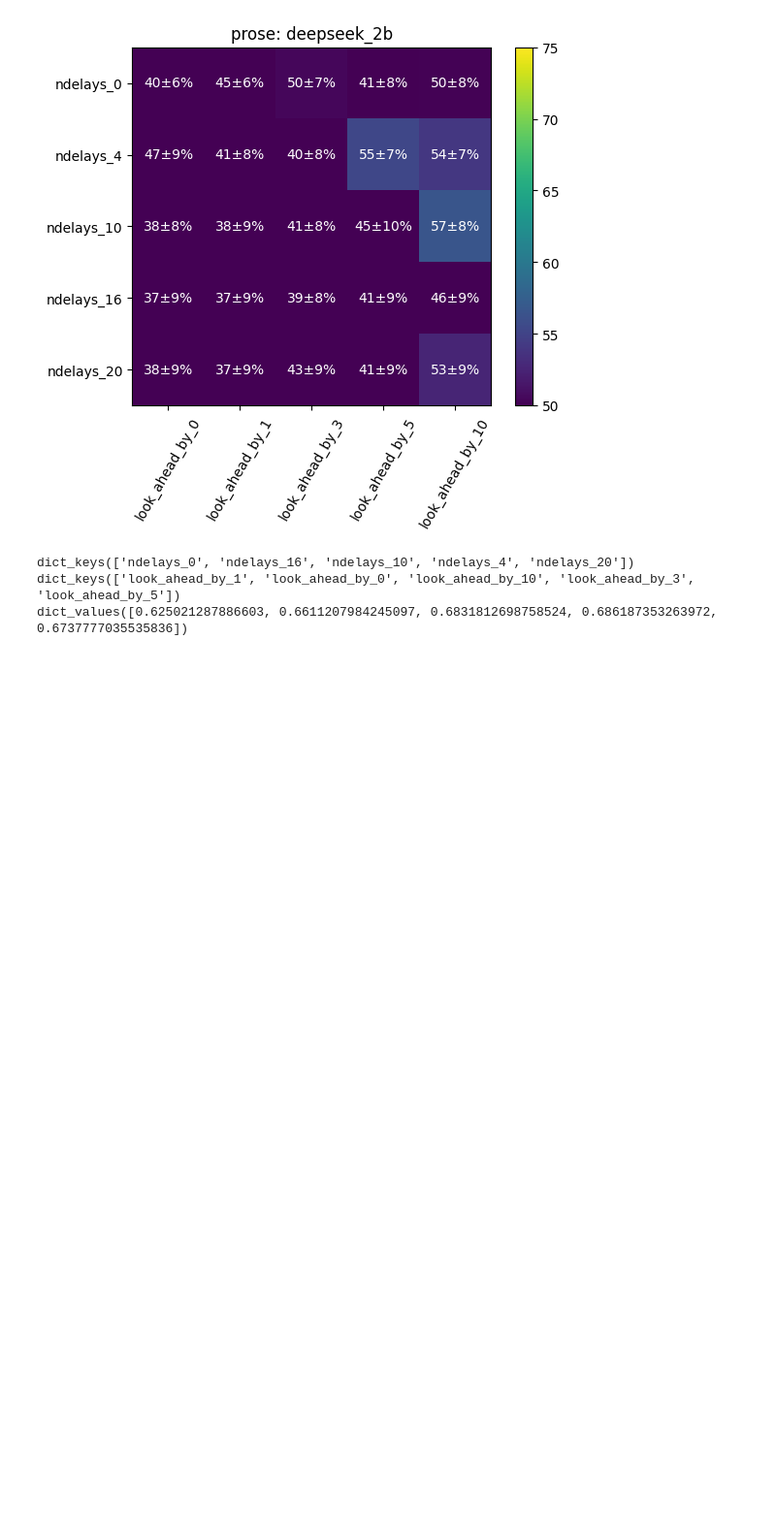
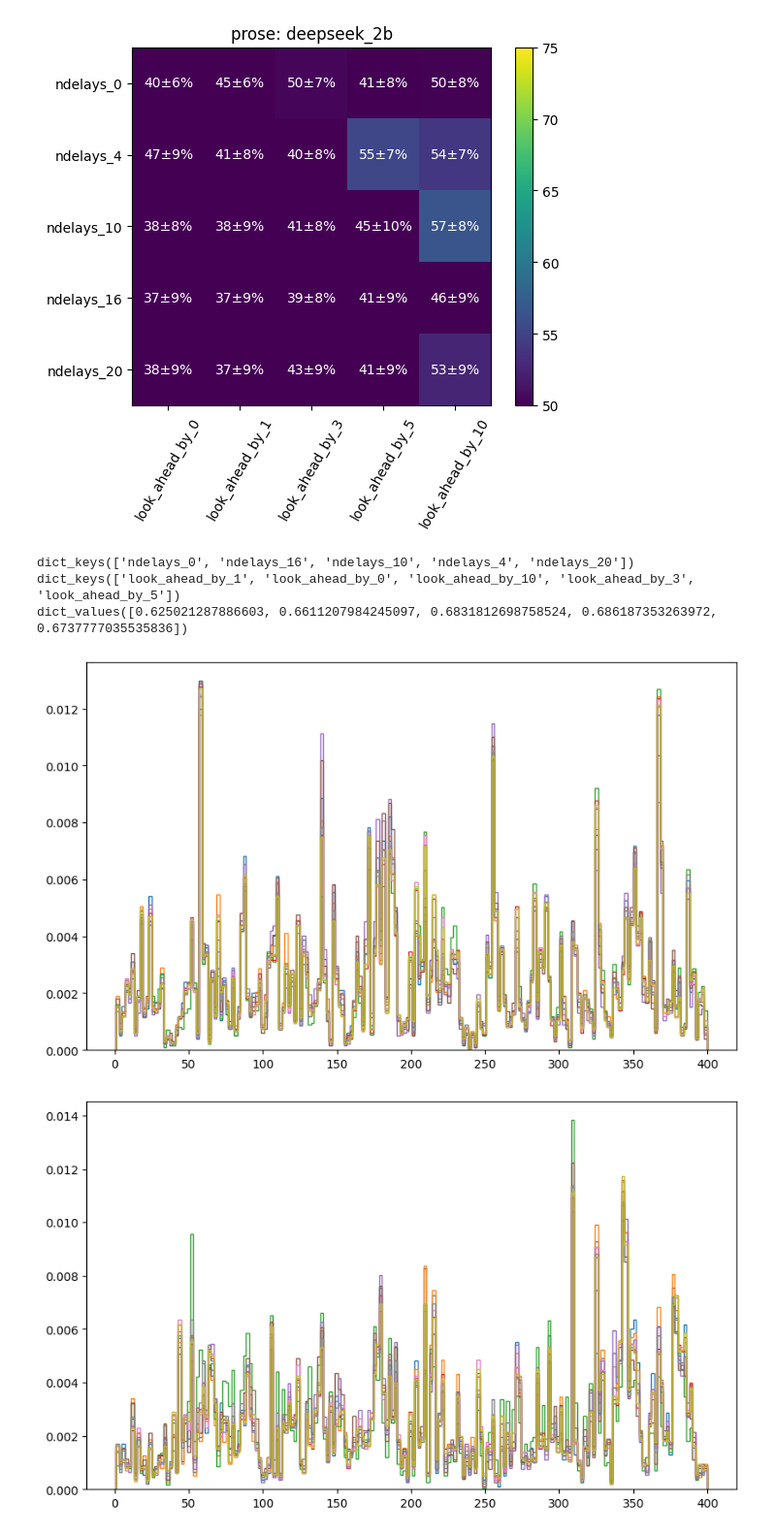
Before and after one commit to largehappygroup/fmri_model, a Jupyter notebook: analysis/fir/find_optimal_parameters.ipynb, the cells around one changed output. Shown at 97% size. Saved outputs shown, nothing was run; the diff lists cells and outputs as text; code cells hidden in the pictures; blank space fills up the shorter version.

Commit message:
trying out plotting

```diff
--- a/analysis/fir/find_optimal_parameters.ipynb
+++ b/analysis/fir/find_optimal_parameters.ipynb
@@ -86,6 +86,7 @@ def iterate_through_participants(filepath, stat):
     participants = os.listdir(filepath)
 
     stat_collection = nested_dict()
+    parcel_collection = nested_dict()
 
     # iterating through participants
     for p in participants:
@@ -115,6 +116,7 @@ def iterate_through_participants(filepath, stat):
             top_voxel_idx = (np.where(stat_vec > cutoff))[0]
             top_voxel_vals = stat_vec[top_voxel_idx]
             top_parcels = parcel_nums[top_voxel_idx]
+            top_parcels = [int(parcel) for parcel in top_parcels]
 
             # print(len(top_voxel_vals), top_voxel_vals)
             # plt.hist(top_parcels, bins=400)
@@ -136,22 +138,25 @@ def iterate_through_participants(filepath, stat):
             # It should depend on the research questions...
             # No I'd like to see across a range of participants
             # I feel like layer
+            parcel_collection[p][info.task][info.model_name][info.n_delays][info.look_ahead][info.layer] = top_parcels
+
             if info.look_ahead not in stat_collection[info.task][info.model_name][info.n_delays].keys():
                 stat_collection[info.task][info.model_name][info.n_delays][info.look_ahead]  = top_voxel_vals
             else:
                 np.append(stat_collection[info.task][info.model_name][info.n_delays][info.look_ahead], top_voxel_vals)
+                # np.append(parcel_collection[p][info.task][info.model_name][info.n_delays][info.look_ahead][info.layer], top_parcels)
             # print(stat_vec)
             # break
         # break
 
-    return stat_collection
+    return stat_collection, parcel_collection
 # %%
 # iterate through directories, parse the file names, and accumulate stats
 
 # parsing file names [model_name, task, look_ahead, n_delays, layer, stat]
 # filepath = "/storage1/fmri_model_data/ridge_regression_pca_params"
 filepath = "/data/zachkaras/fmri_model_data/ridge_regression_pca_params"
-stat_collection = iterate_through_participants(filepath, 'correlations')
+stat_collection, parcel_collection = iterate_through_participants(filepath, 'correlations')
 # %% [output]
 111
 117
@@ -276,5 +281,45 @@ for task, model_delay_peek_vals in param_ave.items():
 # %% [output]
 dict_keys(['ndelays_0', 'ndelays_16', 'ndelays_10', 'ndelays_4', 'ndelays_20']) dict_keys(['look_ahead_by_1', 'look_ahead_by_0', 'look_ahead_by_10', 'look_ahead_by_3', 'look_ahead_by_5'])
 dict_values([0.625021287886603, 0.6611207984245097, 0.6831812698758524, 0.686187353263972, 0.6737777035535836])
+# %%
+# iterate through parcel_collection
+# participant, task, model name, delays, look ahead, layer
+
+# For a given participant, iterate through
+
+# I'd like to plot all 8 layers for a given participant for a given model, for a given look ahead, for a given delay
+best_models = ['code-deepseek_6b-ndelays_4-look_ahead_by_10',
+               'code-codegemma_7b-ndelays_4-look_ahead_by_10',
+               'code-codegemma_7b-ndelays_16-look_ahead_by_0',
+               'prose-codegemma_7b-ndelays_10-look_ahead_by_5',
+               'prose-deepseek_6b-ndelays_20-look_ahead_by_10']
+
+# Maybe a really good participant and a mediocre participant
+# Good - 121
+# Med. - 150
+key_participants = ['121', '150']
+for m in best_models:
+    # print(m)
+    parts = m.split('-')
+    task,model,delays,look_ahead = parts[0],parts[1],parts[2],parts[3]
+
+    for vip in key_participants:
+        # print(vip, task, model, delays, look_ahead)
+        # print(parcel_collection[vip][task][model][delays][look_ahead]['layer_0'])
+        top_parcels = parcel_collection[vip][task][model][delays][look_ahead]
+
+        # wrap this for loop in a plot to collect the different histograms
+        plt.figure(figsize=(10,6))
+        bins = 200
+
+        for layer,vals in top_parcels.items():
+            #
+            # plt.hist(vals, bins=bins, alpha=0.35, density=False)
+            plt.hist(vals, bins=bins, histtype='step', density=True)
+        plt.show()
+    break
+# %% [output]
+[figure, added]
+[figure, added]
 # %%
 # maybe violin plots or word clouds to show predominant schaefer parcels
```
Also changed, not shown: 1 other file.
